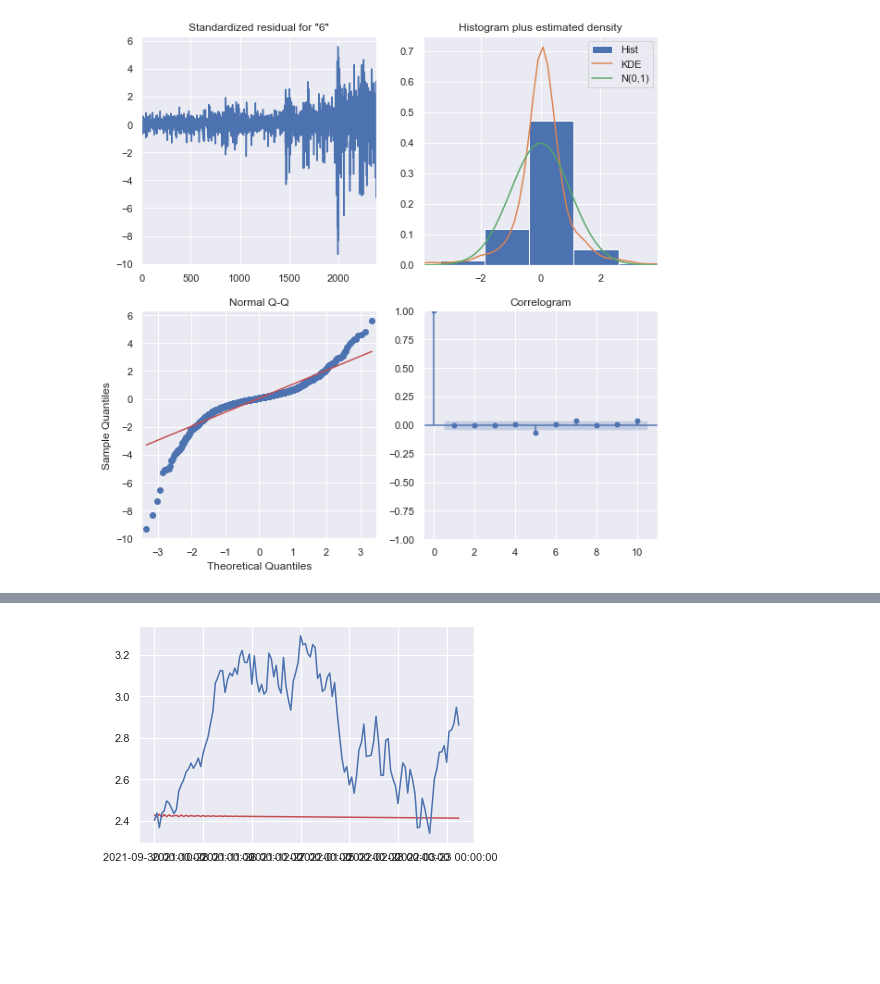
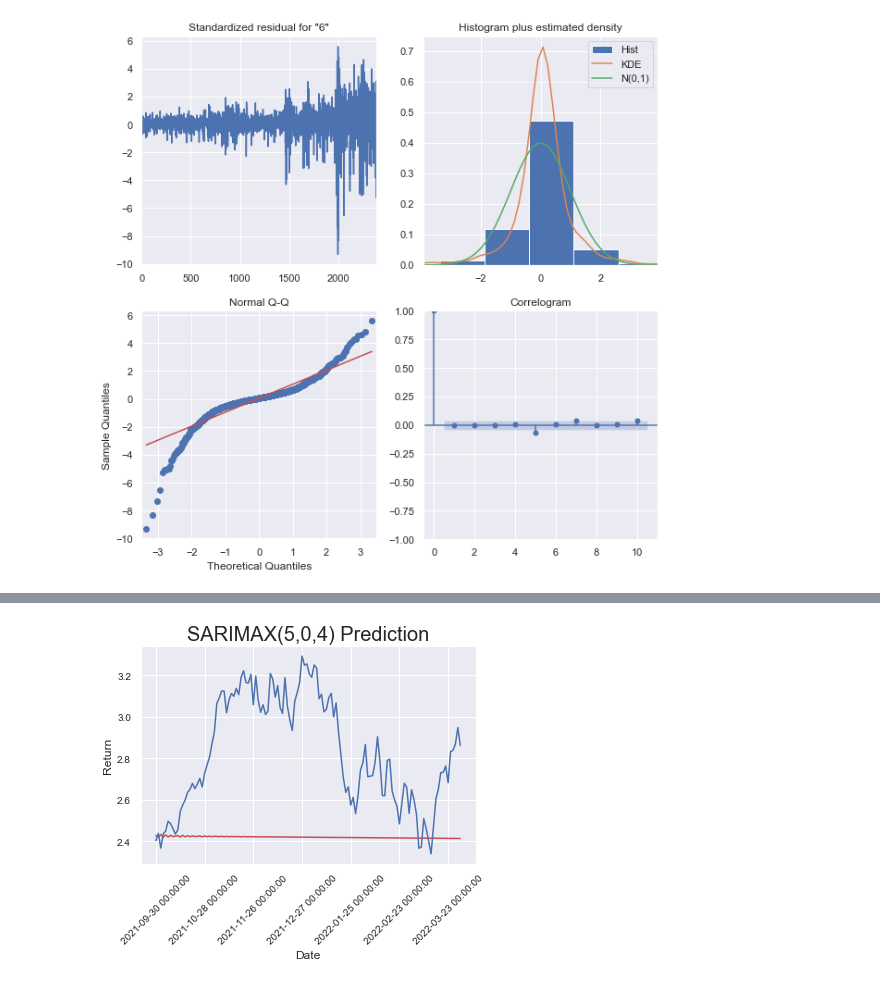
Before and after one commit to tanner-k/Investment-Portfolio-Prediction, a Jupyter notebook: notebooks/traditional_modeling.ipynb, the cells around one changed output, grey strips where cells are left out. Drawn from its saved outputs; the diff is of its cells as text; code cells hidden in the pictures; blank space fills up the shorter version.

```diff
--- a/notebooks/traditional_modeling.ipynb
+++ b/notebooks/traditional_modeling.ipynb
@@ -263,8 +263,16 @@ Name: predicted_mean, Length: 126, dtype: float64
 0.4135194892470441
 # %%
 preds.index = df_te.index
-preds.plot(color="r")
-df_te.plot()
+preds.plot(color="r", label="Prediction")
+df_te.plot(label="Actual")
+
+plt.title("SARIMAX(5,0,4) Prediction", fontsize=20)
+
+plt.xlabel("Date")
+plt.ylabel("Return")
+plt.xticks(fontsize=10, rotation=45)
+plt.yticks(fontsize=10)
+
 plt.show()
 # %% [output]
-[figure, old version]
+[figure, new version]
```
Also changed, not shown: parts of 2 cells of this notebook, 2 other files.
